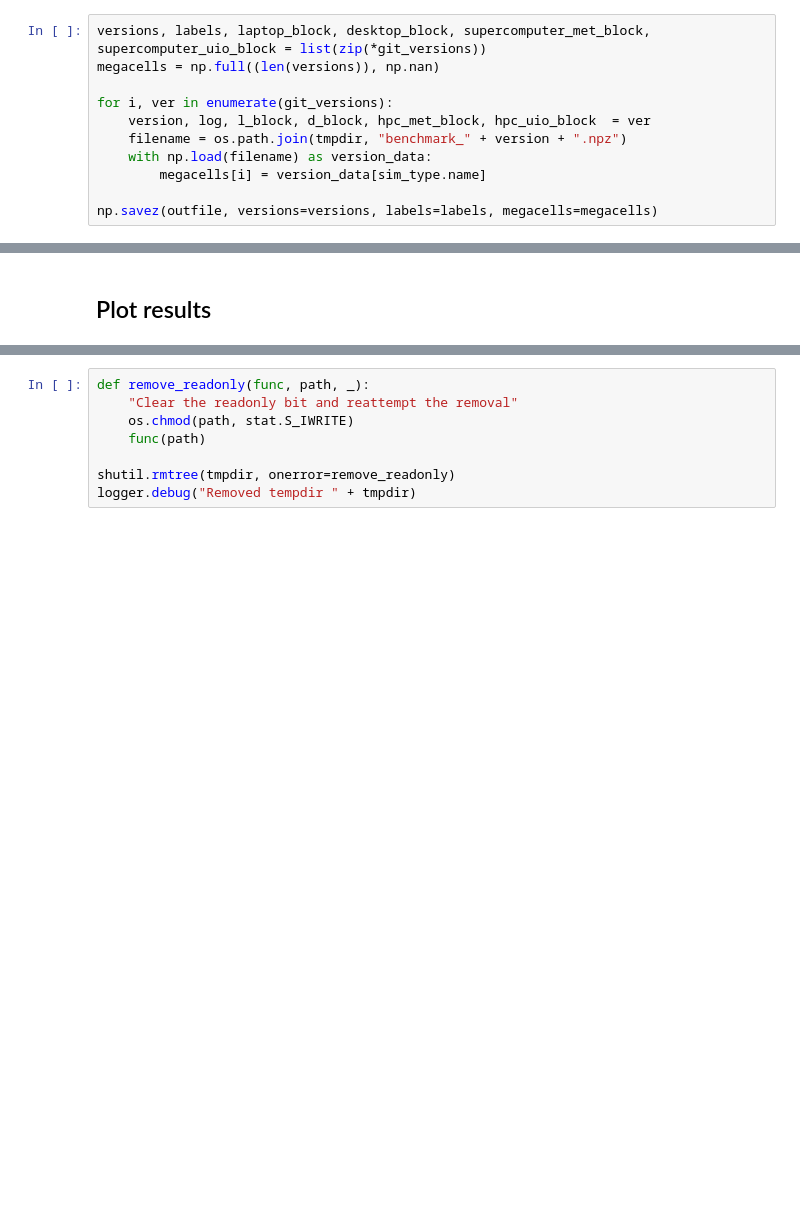
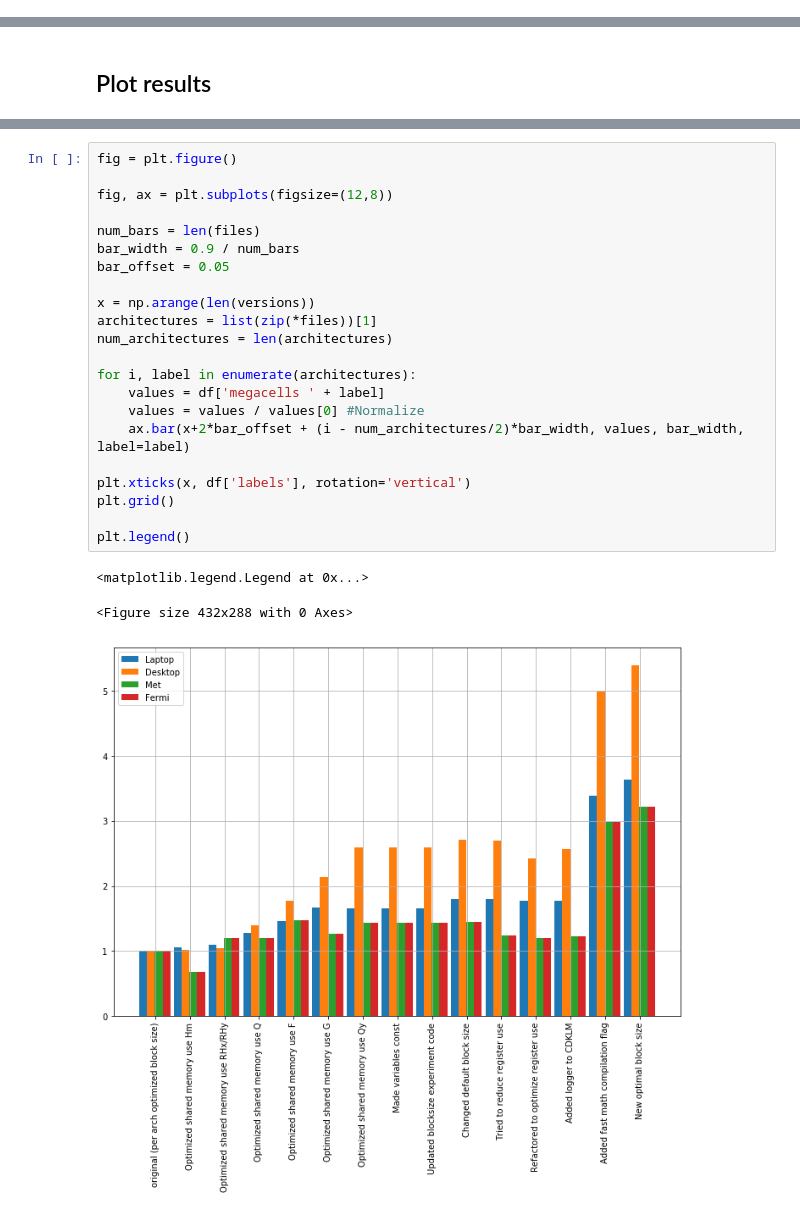
Before and after one commit to metno/gpu-ocean, a Jupyter notebook: gpu_ocean/prototypes/BenchmarkGitVersionsForProfiling.ipynb, the cells around one changed output, grey strips where cells are left out. Drawn from its saved outputs; the diff is of its cells as text; blank space fills up the shorter version.

Commit message:
Updated plotting, and arguments to benchmark script

```diff
--- a/gpu_ocean/prototypes/BenchmarkGitVersionsForProfiling.ipynb
+++ b/gpu_ocean/prototypes/BenchmarkGitVersionsForProfiling.ipynb
@@ -204,11 +8,0 @@ print("hei")
-# %%
-versions, labels, laptop_block, desktop_block, supercomputer_met_block, supercomputer_uio_block = list(zip(*git_versions))
-megacells = np.full((len(versions)), np.nan)
-
-for i, ver in enumerate(git_versions):
-    version, log, l_block, d_block, hpc_met_block, hpc_uio_block  = ver
-    filename = os.path.join(tmpdir, "benchmark_" + version + ".npz")
-    with np.load(filename) as version_data:
-        megacells[i] = version_data[sim_type.name]
-
-np.savez(outfile, versions=versions, labels=labels, megacells=megacells)
@@ -285,11 +59,29 @@ plt.legend()
-# %%
-def remove_readonly(func, path, _):
-    "Clear the readonly bit and reattempt the removal"
-    os.chmod(path, stat.S_IWRITE)
-    func(path)
-
-shutil.rmtree(tmpdir, onerror=remove_readonly)
-logger.debug("Removed tempdir " + tmpdir)
+# %%
+fig = plt.figure()
+
+fig, ax = plt.subplots(figsize=(12,8))
+
+num_bars = len(files)
+bar_width = 0.9 / num_bars
+bar_offset = 0.05
+
+x = np.arange(len(versions))
+architectures = list(zip(*files))[1]
+num_architectures = len(architectures)
+
+for i, label in enumerate(architectures):
+    values = df['megacells ' + label]
+    values = values / values[0] #Normalize
+    ax.bar(x+2*bar_offset + (i - num_architectures/2)*bar_width, values, bar_width, label=label)
+
+plt.xticks(x, df['labels'], rotation='vertical')
+plt.grid()
+
+plt.legend()
+# %% [output]
+<matplotlib.legend.Legend at 0x...>
+<Figure size 432x288 with 0 Axes>
+[figure, added]
 # %%
 with np.load(outfile_desktop) as data:
     for i in data:
```
Also changed, not shown: parts of 14 cells of this notebook, 1 other file.
